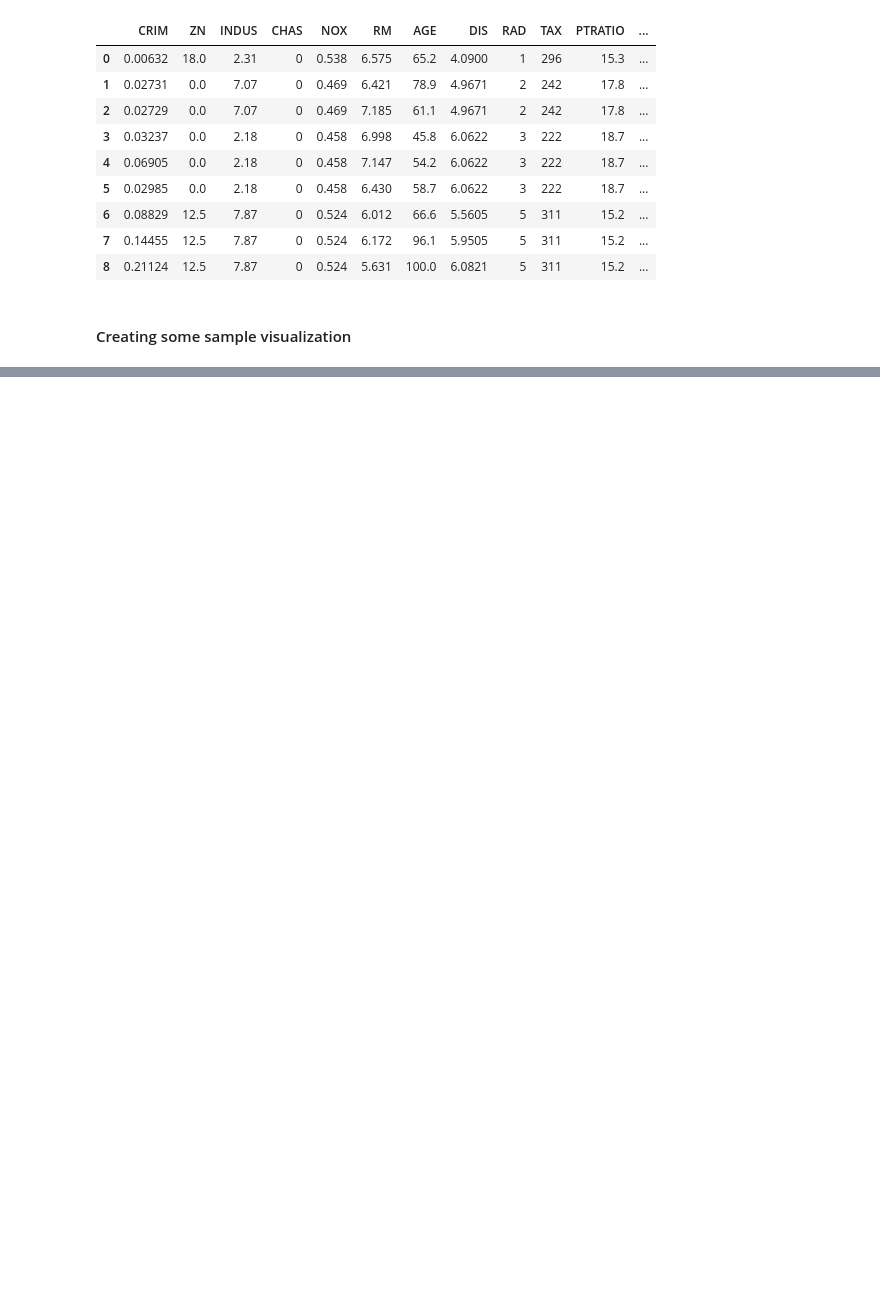
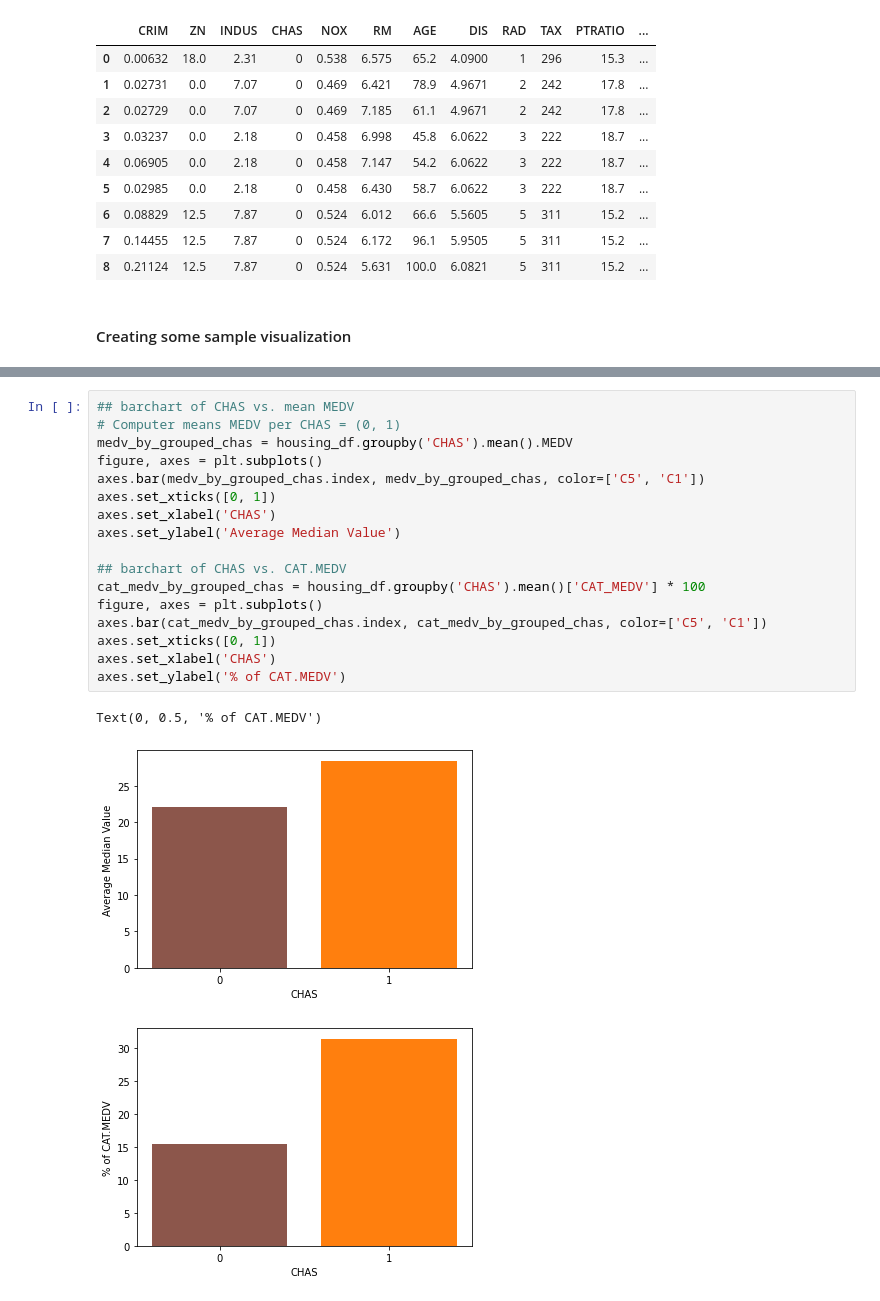
Before and after one commit to skyegrey/calescence, a Jupyter notebook: chapter-3/data-visualization.ipynb, the cells around one changed output, grey strips where cells are left out. Cells and saved outputs as stored; diff of their text form; blank space fills up the shorter version.

```diff
--- a/chapter-3/data-visualization.ipynb
+++ b/chapter-3/data-visualization.ipynb
@@ -39,0 +76,21 @@ hosuing_df = housing_df.rename(columns={'CAT. MEDV': 'CAT_MEDV'})
+# %%
+## barchart of CHAS vs. mean MEDV
+# Computer means MEDV per CHAS = (0, 1)
+medv_by_grouped_chas = housing_df.groupby('CHAS').mean().MEDV
+figure, axes = plt.subplots()
+axes.bar(medv_by_grouped_chas.index, medv_by_grouped_chas, color=['C5', 'C1'])
+axes.set_xticks([0, 1])
+axes.set_xlabel('CHAS')
+axes.set_ylabel('Average Median Value')
+
+## barchart of CHAS vs. CAT.MEDV
+cat_medv_by_grouped_chas = housing_df.groupby('CHAS').mean()['CAT_MEDV'] * 100
+figure, axes = plt.subplots()
+axes.bar(cat_medv_by_grouped_chas.index, cat_medv_by_grouped_chas, color=['C5', 'C1'])
+axes.set_xticks([0, 1])
+axes.set_xlabel('CHAS')
+axes.set_ylabel('% of CAT.MEDV')
+# %% [output]
+Text(0, 0.5, '% of CAT.MEDV')
+[figure, added]
+[figure, added]
```
Also changed, not shown: parts of 11 cells of this notebook.
